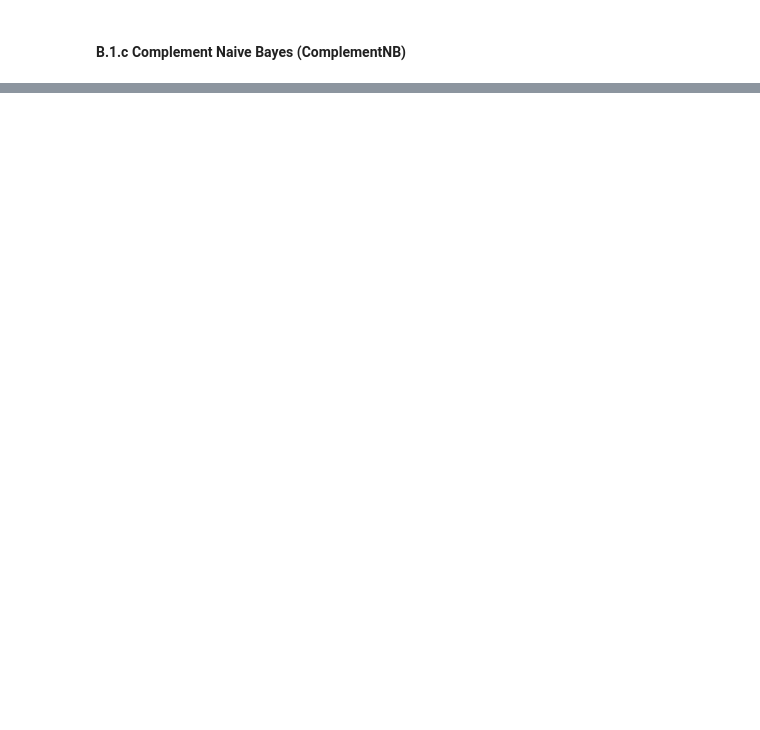
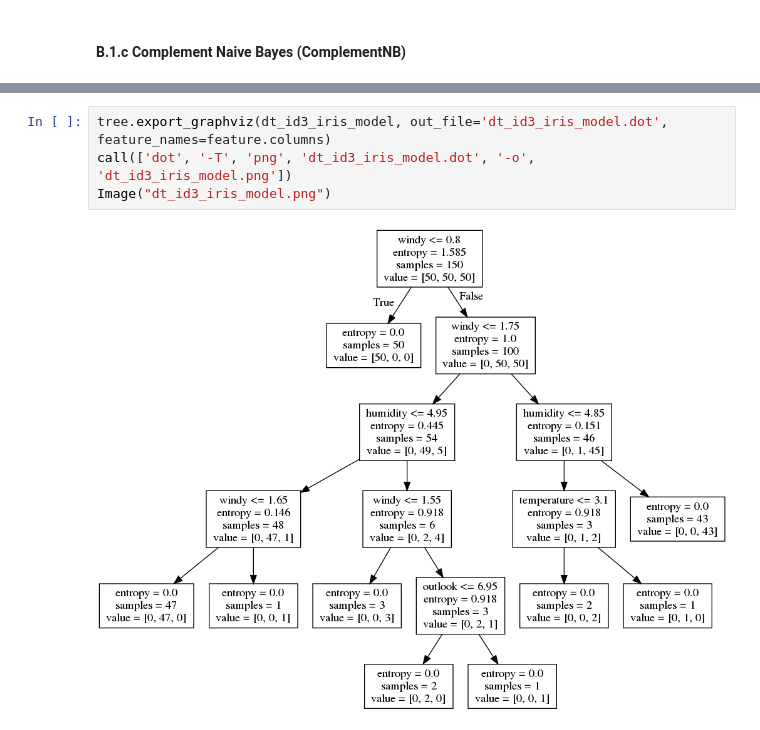
Before and after one commit to dionsaputra/Scikit-Exploration, a Jupyter notebook: Scikit Exploration.ipynb, the cells around one changed output, grey strips where cells are left out. Drawn from its saved outputs; the diff is of its cells as text; blank space fills up the shorter version.

```diff
--- a/Scikit Exploration.ipynb
+++ b/Scikit Exploration.ipynb
@@ -233,0 +220,6 @@ Number of correct prediction from 14 data is: 8
+# %%
+tree.export_graphviz(dt_id3_iris_model, out_file='dt_id3_iris_model.dot', feature_names=feature.columns)
+call(['dot', '-T', 'png', 'dt_id3_iris_model.dot', '-o', 'dt_id3_iris_model.png'])
+Image("dt_id3_iris_model.png")
+# %% [output]
+[figure, added]
```
Also changed, not shown: parts of 19 cells of this notebook, 2 other files.
